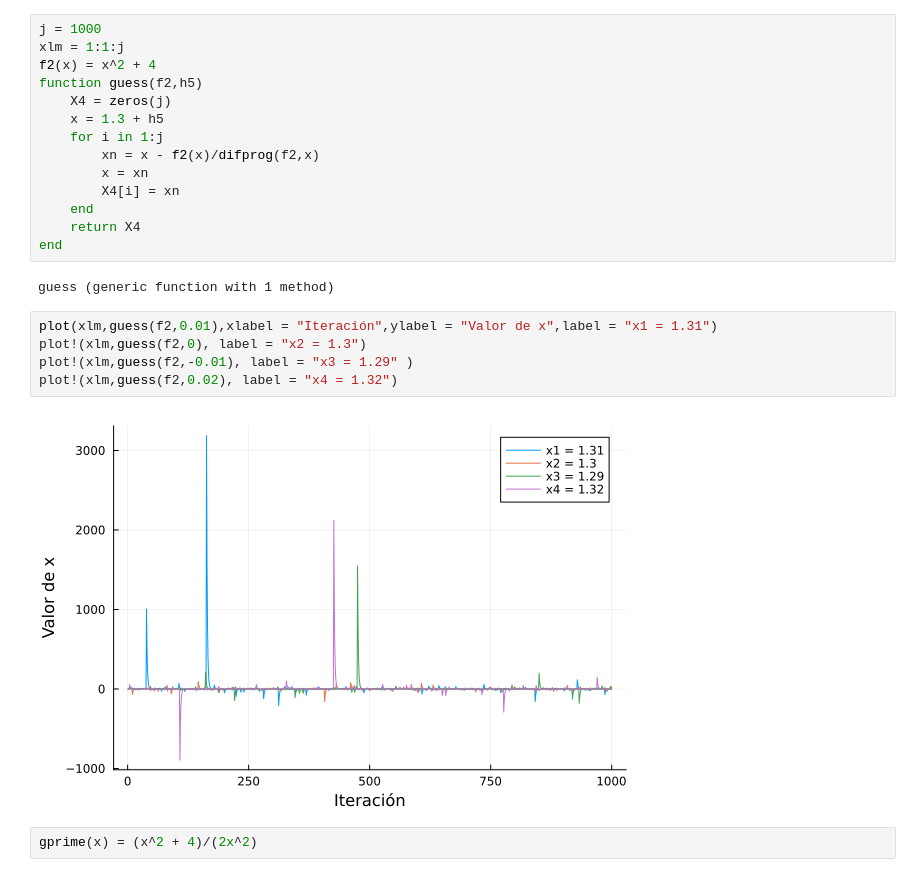
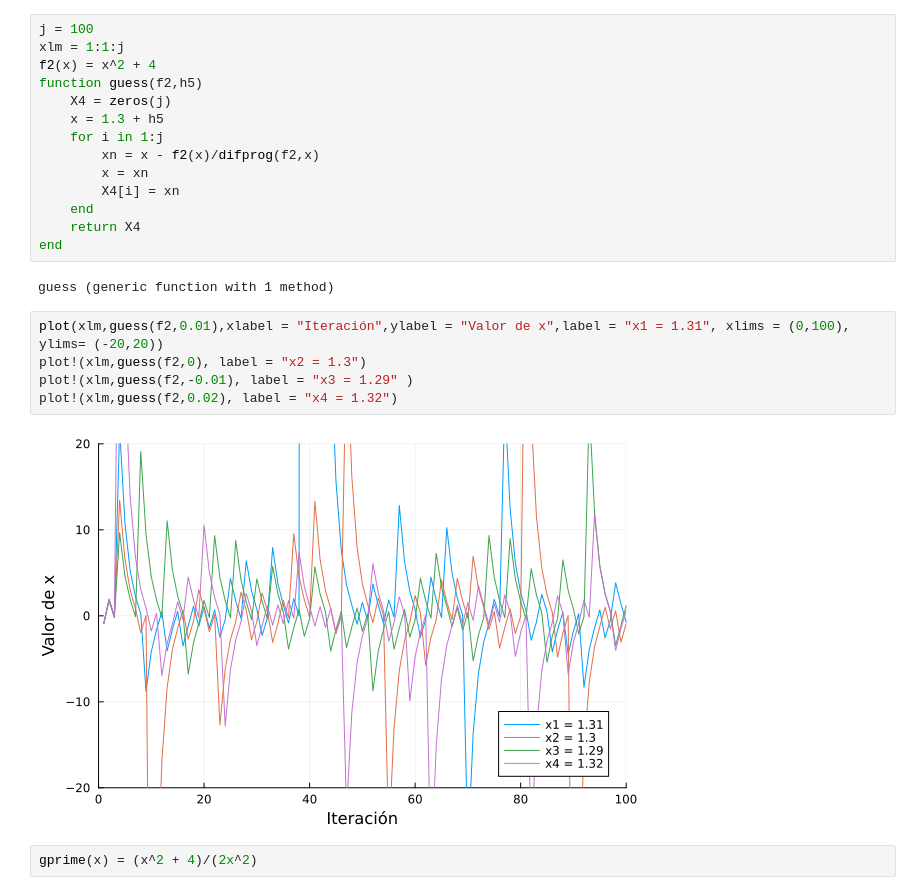
Before and after one commit to JorgeA22-cpu/ClaseComputo, a Jupyter notebook: Ejercicios/Miercoles5feb.ipynb, the cells around one changed output. Cells and saved outputs as stored; diff of their text form.

```diff
--- a/Ejercicios/Miercoles5feb.ipynb
+++ b/Ejercicios/Miercoles5feb.ipynb
@@ -43,7 +44,7 @@ end
 # %% [output]
 difprog (generic function with 1 method)
 # %%
-j = 1000
+j = 100
 xlm = 1:1:j
 f2(x) = x^2 + 4
 function guess(f2,h5)
@@ -59,12 +60,12 @@ end
 # %% [output]
 guess (generic function with 1 method)
 # %%
-plot(xlm,guess(f2,0.01),xlabel = "Iteración",ylabel = "Valor de x",label = "x1 = 1.31")
+plot(xlm,guess(f2,0.01),xlabel = "Iteración",ylabel = "Valor de x",label = "x1 = 1.31", xlims = (0,100), ylims= (-20,20))
 plot!(xlm,guess(f2,0), label = "x2 = 1.3")
 plot!(xlm,guess(f2,-0.01), label = "x3 = 1.29" )
 plot!(xlm,guess(f2,0.02), label = "x4 = 1.32")
 # %% [output]
-[figure, old version]
+[figure, new version]
 # %%
 gprime(x) = (x^2 + 4)/(2x^2)
 # %% [output]
```
Also changed, not shown: parts of 2 cells of this notebook.
